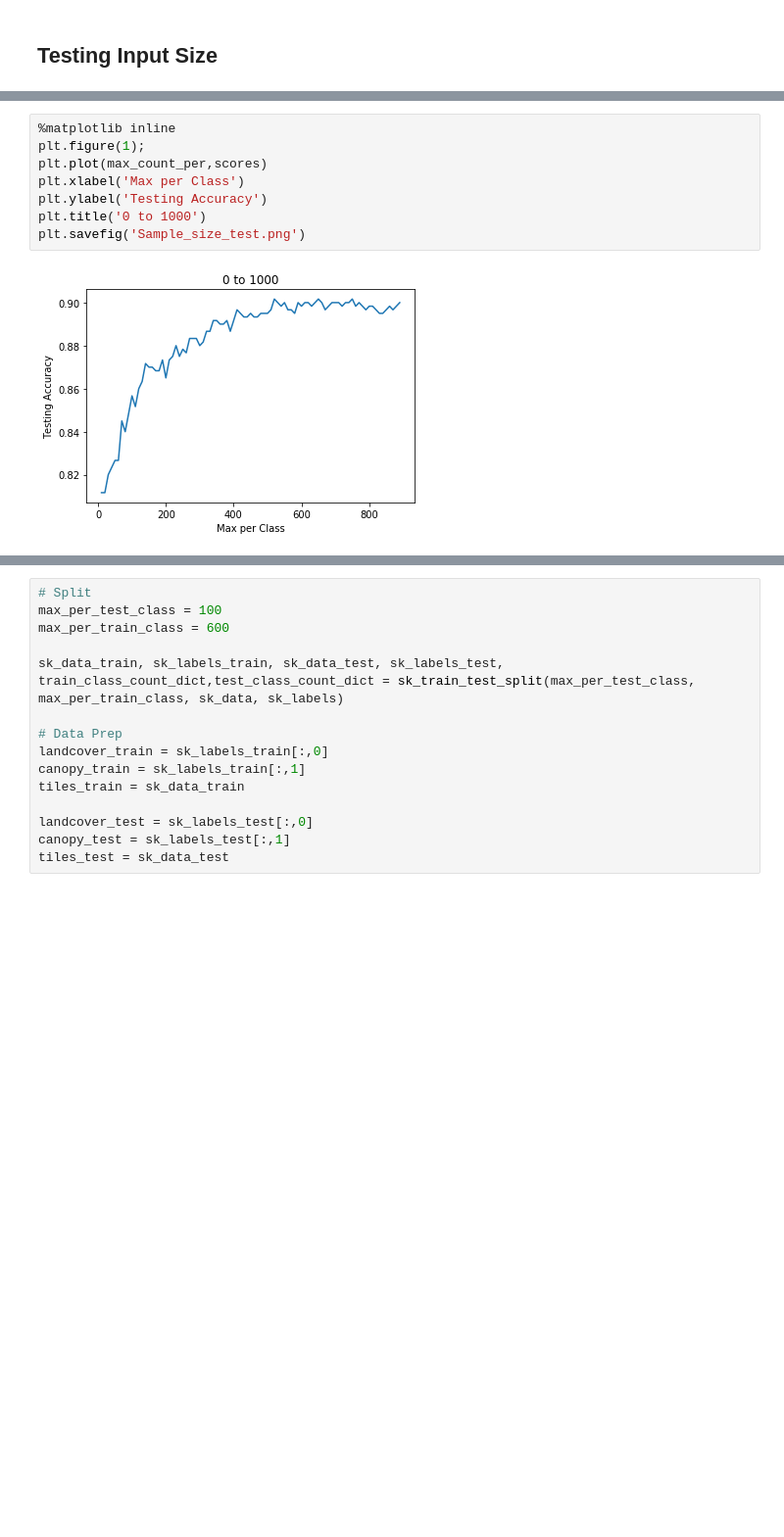
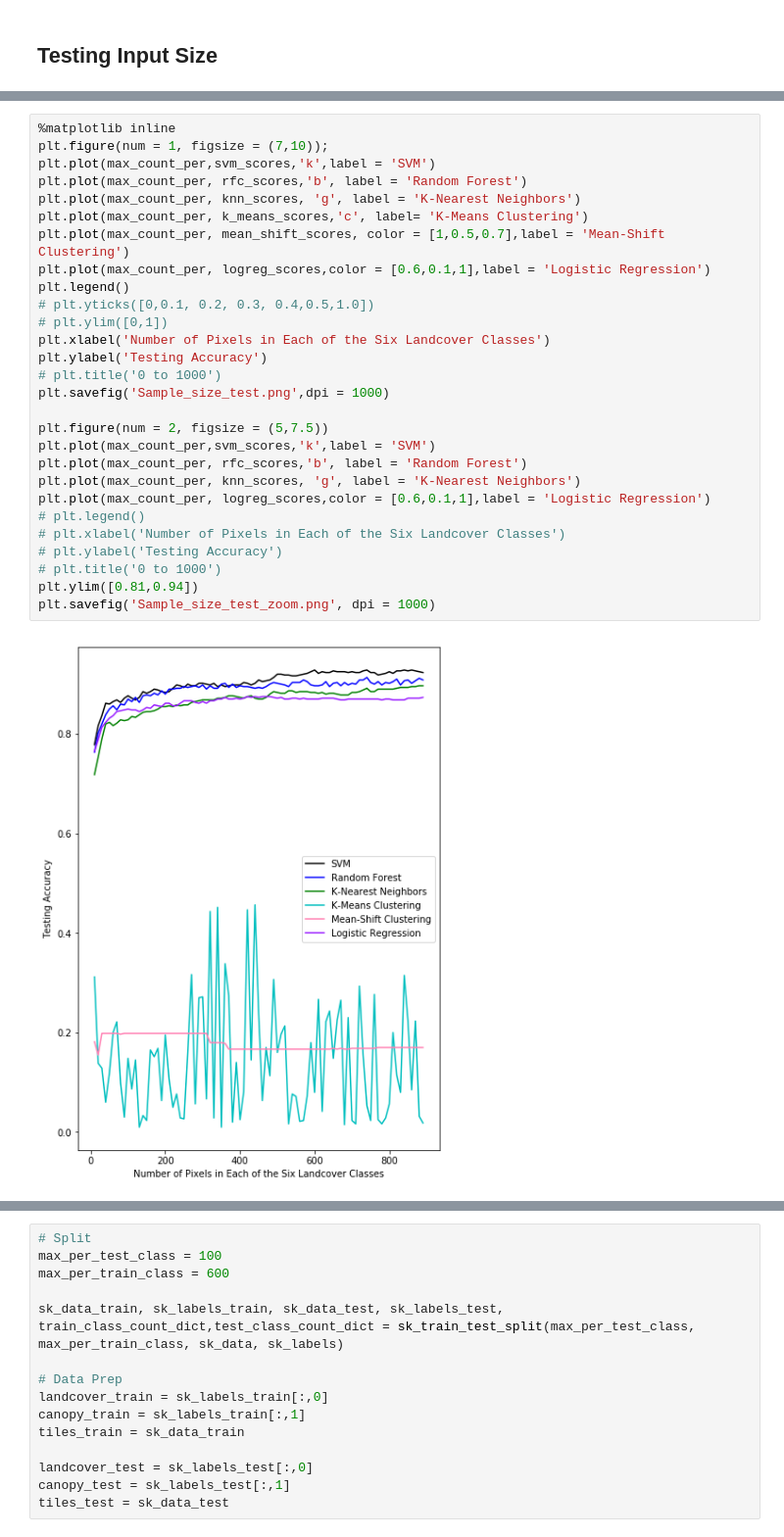
Before and after one commit to patrickcgray/landcover_rcnn, a Jupyter notebook: Sofia_Scikit2.ipynb, the cells around one changed output, grey strips where cells are left out. Shown at 98% size. Cells and saved outputs as stored; diff of their text form; blank space fills up the shorter version.

```diff
--- a/Sofia_Scikit2.ipynb
+++ b/Sofia_Scikit2.ipynb
@@ -177,10 +193,30 @@ for x in range(10,900,10):
-# %%
-%matplotlib inline
-plt.figure(1);
-plt.plot(max_count_per,scores)
-plt.xlabel('Max per Class')
-plt.ylabel('Testing Accuracy')
-plt.title('0 to 1000')
-plt.savefig('Sample_size_test.png')
-# %% [output]
-[figure, removed]
+# %%
+%matplotlib inline
+plt.figure(num = 1, figsize = (7,10));
+plt.plot(max_count_per,svm_scores,'k',label = 'SVM')
+plt.plot(max_count_per, rfc_scores,'b', label = 'Random Forest')
+plt.plot(max_count_per, knn_scores, 'g', label = 'K-Nearest Neighbors')
+plt.plot(max_count_per, k_means_scores,'c', label= 'K-Means Clustering')
+plt.plot(max_count_per, mean_shift_scores, color = [1,0.5,0.7],label = 'Mean-Shift Clustering')
+plt.plot(max_count_per, logreg_scores,color = [0.6,0.1,1],label = 'Logistic Regression')
+plt.legend()
+# plt.yticks([0,0.1, 0.2, 0.3, 0.4,0.5,1.0])
+# plt.ylim([0,1])
+plt.xlabel('Number of Pixels in Each of the Six Landcover Classes')
+plt.ylabel('Testing Accuracy')
+# plt.title('0 to 1000')
+plt.savefig('Sample_size_test.png',dpi = 1000)
+
+plt.figure(num = 2, figsize = (5,7.5))
+plt.plot(max_count_per,svm_scores,'k',label = 'SVM')
+plt.plot(max_count_per, rfc_scores,'b', label = 'Random Forest')
+plt.plot(max_count_per, knn_scores, 'g', label = 'K-Nearest Neighbors')
+plt.plot(max_count_per, logreg_scores,color = [0.6,0.1,1],label = 'Logistic Regression')
+# plt.legend()
+# plt.xlabel('Number of Pixels in Each of the Six Landcover Classes')
+# plt.ylabel('Testing Accuracy')
+# plt.title('0 to 1000')
+plt.ylim([0.81,0.94])
+plt.savefig('Sample_size_test_zoom.png', dpi = 1000)
+# %% [output]
+[figure, added]
```
Also changed, not shown: parts of 42 cells of this notebook.
